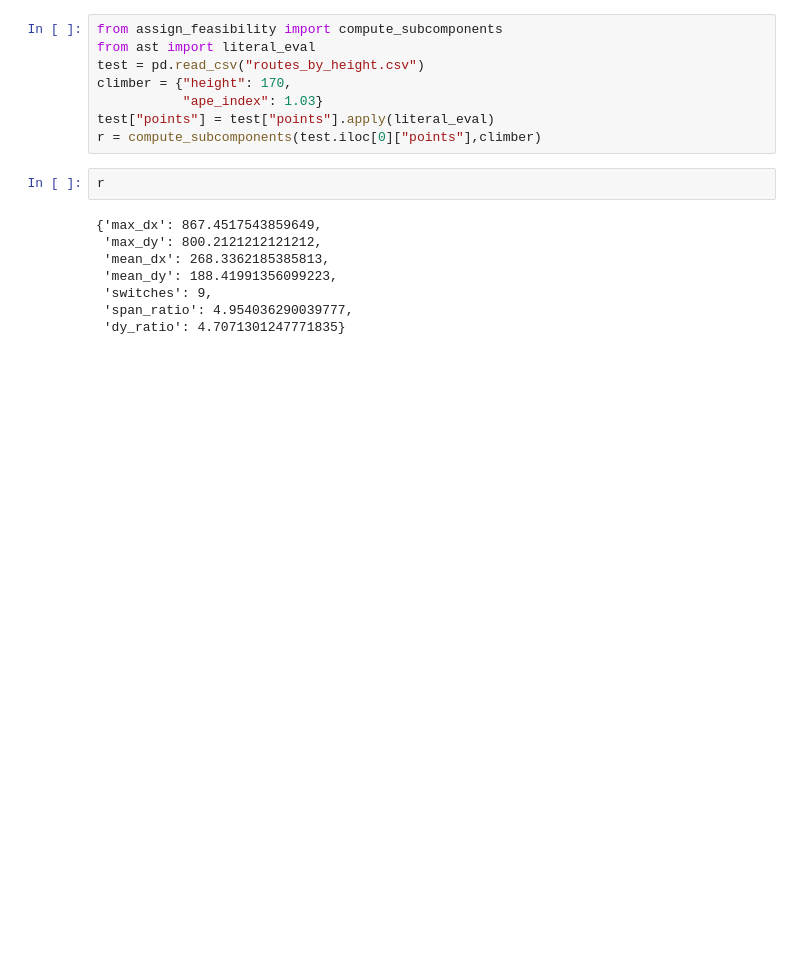
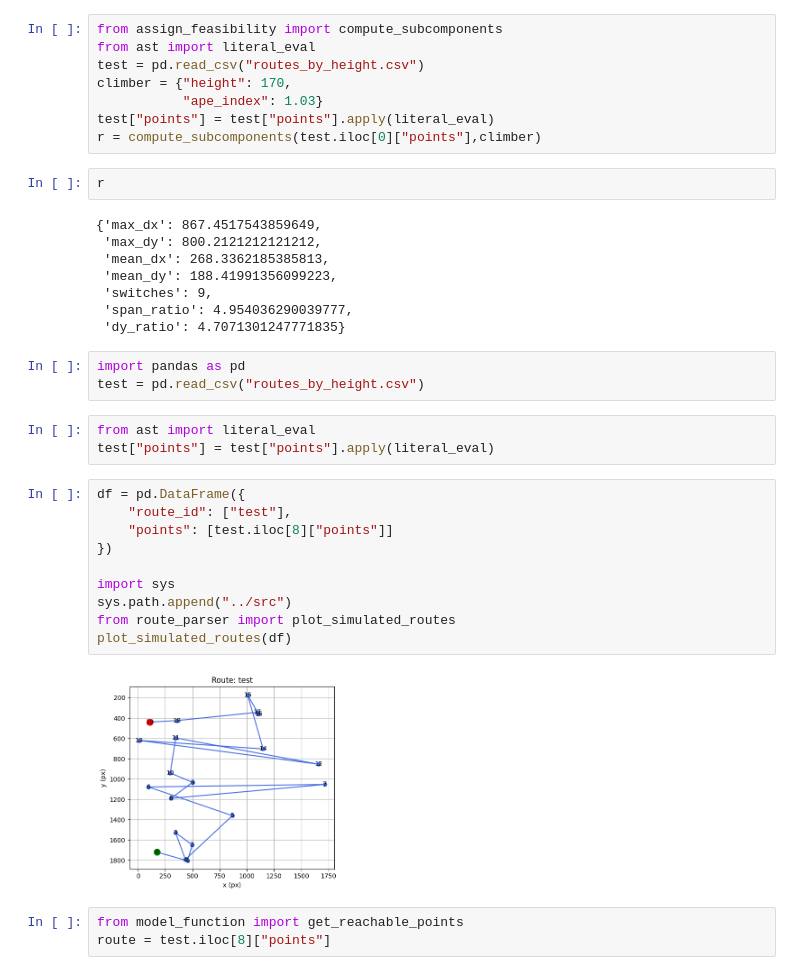
Before and after one commit to Alger3/Climbing_Model, a Jupyter notebook: data/parse_and_plot_routes.ipynb, the cells around one changed output. Cells and saved outputs as stored; diff of their text form; blank space fills up the shorter version.

Commit message:
Test the new function

```diff
--- a/data/parse_and_plot_routes.ipynb
+++ b/data/parse_and_plot_routes.ipynb
@@ -163,3 +163,24 @@ r
  'switches': 9,
  'span_ratio': 4.954036290039777,
  'dy_ratio': 4.7071301247771835}
+# %%
+import pandas as pd
+test = pd.read_csv("routes_by_height.csv")
+# %%
+from ast import literal_eval
+test["points"] = test["points"].apply(literal_eval)
+# %%
+df = pd.DataFrame({
+    "route_id": ["test"],
+    "points": [test.iloc[8]["points"]]
+})
+
+import sys
+sys.path.append("../src")
+from route_parser import plot_simulated_routes
+plot_simulated_routes(df)
+# %% [output]
+[figure, added]
+# %%
+from model_function import get_reachable_points
+route = test.iloc[8]["points"]
```
Also changed, not shown: parts of 4 cells of this notebook.
